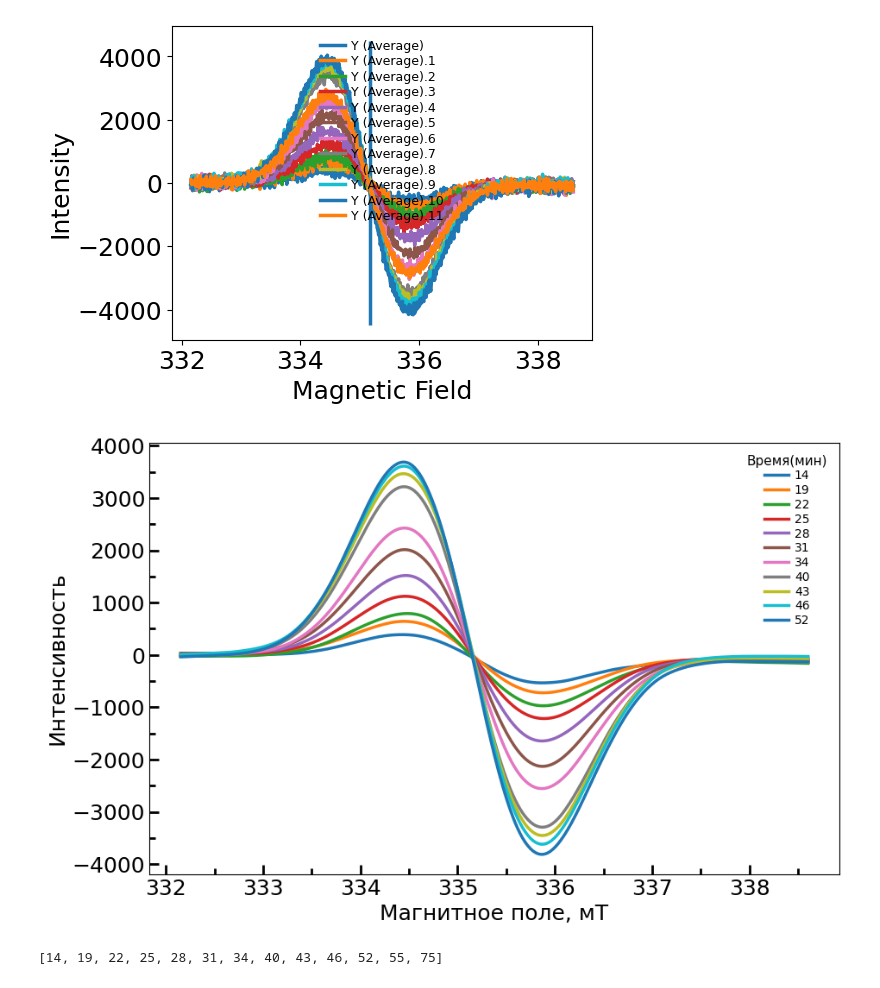
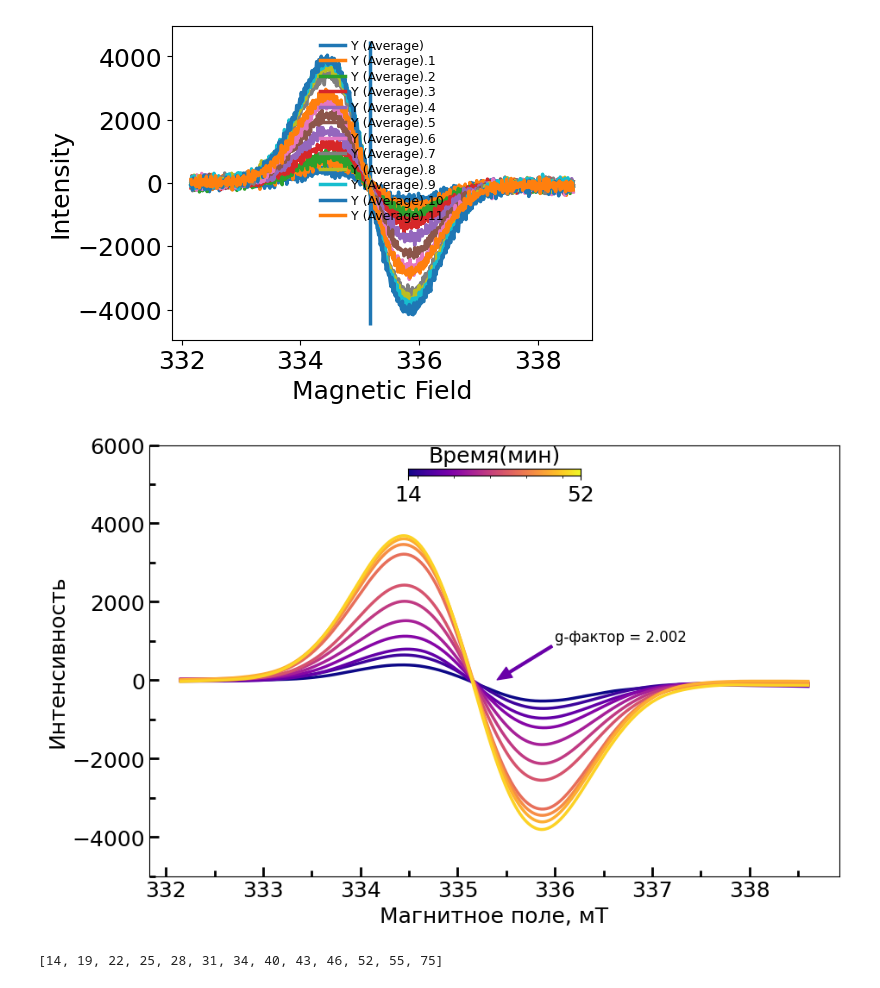
Before and after one commit to smoluakov/DIPLOMA, a Jupyter notebook: DATA_PROCCESING/CD154/EPR_CD154.ipynb, the cells around one changed output. Drawn from its saved outputs; the diff is of its cells as text; code cells hidden in the pictures.

```diff
--- a/DATA_PROCCESING/CD154/EPR_CD154.ipynb
+++ b/DATA_PROCCESING/CD154/EPR_CD154.ipynb
@@ -99,46 +99,92 @@ findfont: Font family ['sans'] not found. Falling back to DejaVu Sans.
 # %%
 from statsmodels.nonparametric.smoothers_lowess import lowess
 import seaborn as sns
+
+from matplotlib.colors import LinearSegmentedColormap
+
+def grayscale_cmap(cmap):
+    """Return a grayscale version of the given colormap"""
+    cmap = plt.cm.get_cmap(cmap)
+    colors = cmap(np.arange(cmap.N))
+
+    # convert RGBA to perceived grayscale luminance
+    # cf. http://alienryderflex.com/hsp.html
+    RGB_weight = [0.299, 0.587, 0.114]
+    luminance = np.sqrt(np.dot(colors[:, :3] ** 2, RGB_weight))
+    colors[:, :3] = luminance[:, np.newaxis]
+
+    return LinearSegmentedColormap.from_list(cmap.name + "_gray", colors, cmap.N)
+
+
+def view_colormap(cmap):
+    """Plot a colormap with its grayscale equivalent"""
+    cmap = plt.cm.get_cmap(cmap)
+    colors = cmap(np.arange(cmap.N))
+
+    cmap = grayscale_cmap(cmap)
+    grayscale = cmap(np.arange(cmap.N))
+
+    fig, ax = plt.subplots(2, figsize=(6, 2),
+                           subplot_kw=dict(xticks=[], yticks=[]))
+    ax[0].imshow([colors], extent=[0, 10, 0, 1])
+    ax[1].imshow([grayscale], extent=[0, 10, 0, 1])
 
 fig = plt.figure(figsize=(8,5))
 ax = plt.gca()
 ax = fig.add_axes([0,0,1,1])
 
 #plt.figure(figsize=(8,5))
 plt.xlabel('Magnetic Field')
 plt.ylabel('Intensity')
 #plt.vlines(335.38, -7500,7500)
 #plt.vlines(335.17, -4500,4500)
 
 ax.xaxis.set_tick_params(which='major', size=8, width=2, direction='in', bottom='on')
 ax.xaxis.set_tick_params(which='minor', size=5, width=2, direction='in', bottom='on')
 ax.yaxis.set_tick_params(which='major', size=8, width=2, direction='in', left='on')
 ax.yaxis.set_tick_params(which='minor', size=5, width=2, direction='in', left='on')
 
 
 ax.xaxis.set_major_locator(mpl.ticker.MultipleLocator(1))
 ax.xaxis.set_minor_locator(mpl.ticker.MultipleLocator(0.5))
 
-ax.yaxis.set_major_locator(mpl.ticker.MultipleLocator(1000))
-ax.yaxis.set_minor_locator(mpl.ticker.MultipleLocator(500))
+ax.yaxis.set_major_locator(mpl.ticker.MultipleLocator(2000))
+ax.yaxis.set_minor_locator(mpl.ticker.MultipleLocator(1000))
 
 ax.set_xlabel('Магнитное поле, мТ')
 ax.set_ylabel('Интенсивность')
 
 
 for i,name in enumerate(y_names[:-1:]):
     filtered = lowess(y_full[name], x, is_sorted=True, frac=0.125, it=2)
-    ax.plot(filtered[:,0], filtered[:,1],label=time[i])
-    #plt.plot(x, y_full[name], label=name) # посчитал в экселе сколько между 335.17 и 335.38 точек
-    ax.legend(title="Время(мин)",fontsize =10,title_fontsize=11,) #bbox_to_anchor=(0.785, 0.5))
+    ax.plot(filtered[:,0], filtered[:,1],color=cm.plasma(i/11),label=time[i])
+    #ax.legend(title="Время(мин)",fontsize =7,title_fontsize=9,bbox_to_anchor=(0.85, 0.5))
 
-plt.savefig('generation.png', bbox_inches='tight')
+ax.set_ylim([-5000, 6000])
+ax.annotate('g-фактор = 2.002 ', xy=(335.4, 0), xytext=(336, 1000.7),
+            arrowprops=dict(color=cm.plasma(50),width=2,headwidth=10, shrink=0.01), fontsize=12)
+
+cmap = plt.cm.get_cmap('plasma')
+colors = cmap(np.arange(cmap.N))
+cmap = grayscale_cmap(cmap)
+grayscale = cmap(np.arange(cmap.N))
+#plt.savefig('relaxation.png', bbox_inches='tight')
+newax = fig.add_axes([0.375, 0.745, 0.25, 0.2], anchor='NE')
+newax.imshow([colors],origin='upper', extent=[14, 52, 0.5, 2],)
+newax.axes.get_yaxis().set_visible(False)
+#newax.yaxis.set_tick_params(which='minor', size=5, width=2, direction='in', left='on')
+newax.xaxis.set_major_locator(mpl.ticker.MultipleLocator(8))
+newax.xaxis.set_minor_locator(mpl.ticker.MultipleLocator(8))
+newax.set_xticks([14,52])
+newax.set_title('Время(мин)')
+
+plt.savefig('colored_generation.pdf', bbox_inches='tight')
 plt.show()
 
 #plt.plot(x, y_full[y_names[10]], 'r')
 #plt.plot(filtered[:,0], filtered[:,1], 'b')
 # %% [output]
-[figure, old version]
+[figure, new version]
 # %%
 time
 # %% [output]
```
Also changed, not shown: parts of 6 cells of this notebook, 29 other files.
